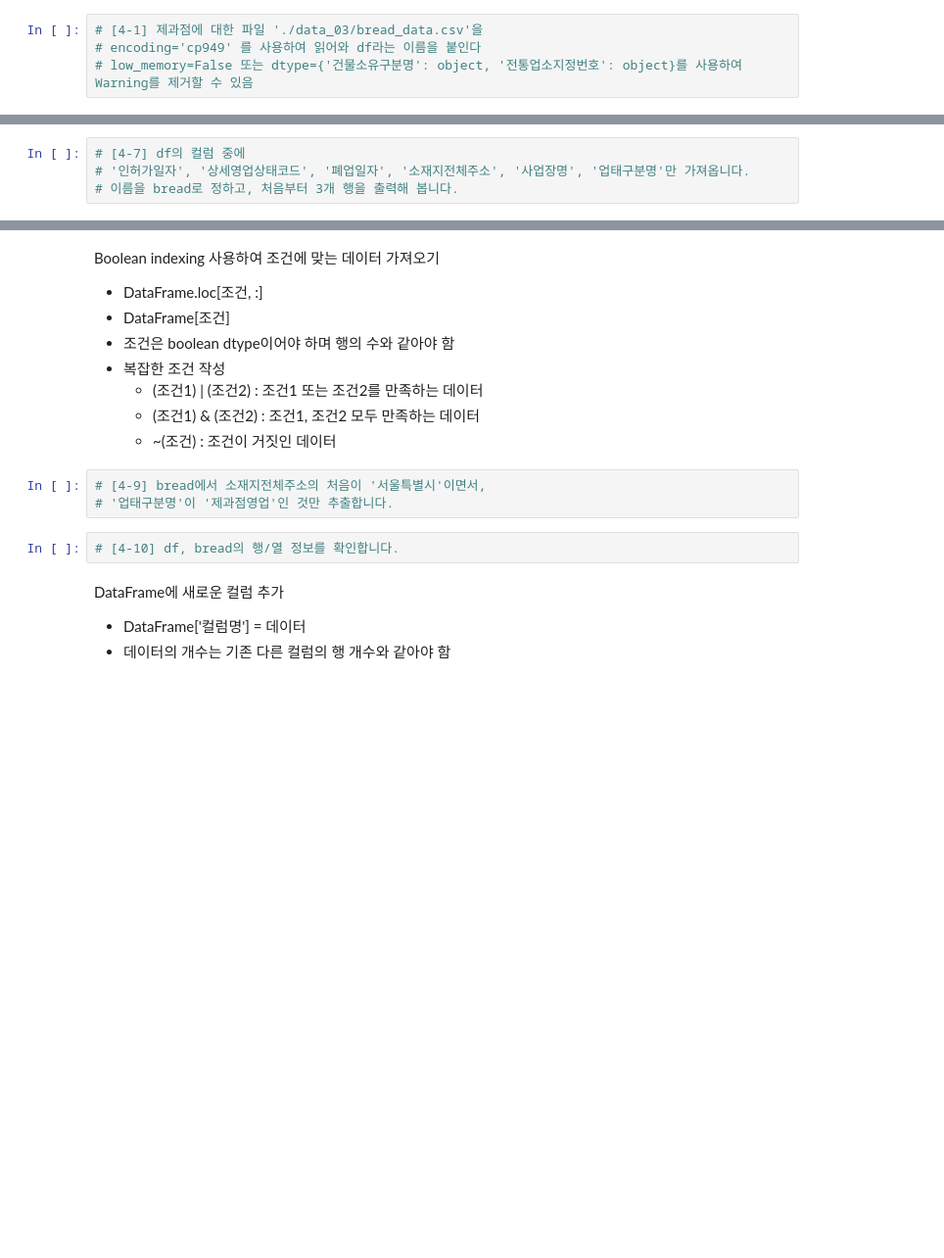
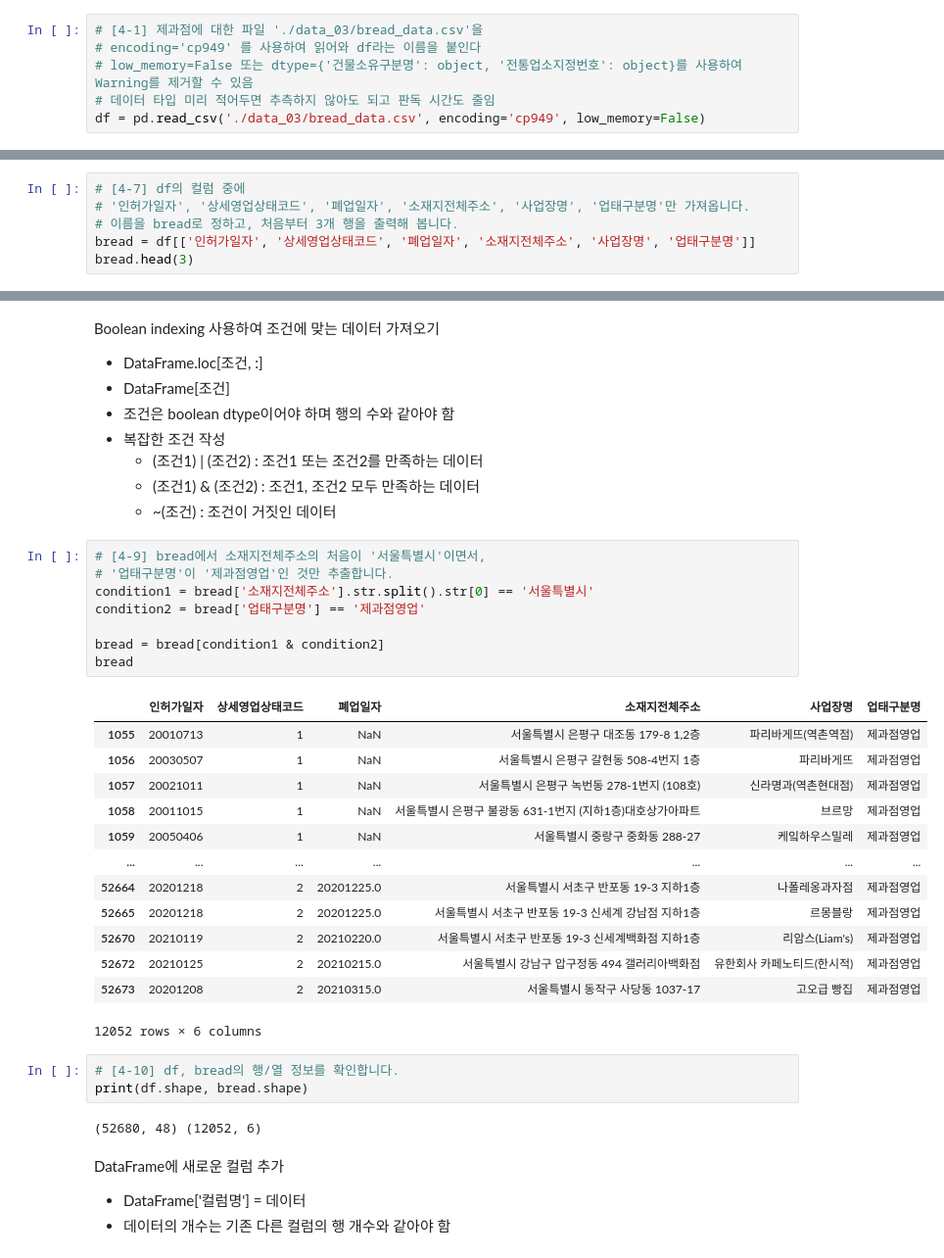
Before and after one commit to localtic/bigdata, a Jupyter notebook: [pandas_04]_제과점_서울_어디에_오픈할까_LAB.ipynb, the cells around one changed output, grey strips where cells are left out. Shown at 98% size. Drawn from its saved outputs; the diff is of its cells as text; blank space fills up the shorter version.

```diff
--- a/[pandas_04]_제과점_서울_어디에_오픈할까_LAB.ipynb
+++ b/[pandas_04]_제과점_서울_어디에_오픈할까_LAB.ipynb
@@ -85,3 +85,5 @@ import seaborn as sns
 # [4-1] 제과점에 대한 파일 './data_03/bread_data.csv'을
 # encoding='cp949' 를 사용하여 읽어와 df라는 이름을 붙인다
 # low_memory=False 또는 dtype={'건물소유구분명': object, '전통업소지정번호': object}를 사용하여 Warning를 제거할 수 있음
+# 데이터 타입 미리 적어두면 추측하지 않아도 되고 판독 시간도 줄임
+df = pd.read_csv('./data_03/bread_data.csv', encoding='cp949', low_memory=False)
@@ -123,6 +192,8 @@ Name: 상세영업상태코드, dtype: int64
 # [4-7] df의 컬럼 중에
 # '인허가일자', '상세영업상태코드', '폐업일자', '소재지전체주소', '사업장명', '업태구분명'만 가져옵니다.
 # 이름을 bread로 정하고, 처음부터 3개 행을 출력해 봅니다.
+bread = df[['인허가일자', '상세영업상태코드', '폐업일자', '소재지전체주소', '사업장명', '업태구분명']]
+bread.head(3)
 # %% [output]
 |  | 인허가일자 | 상세영업상태코드 | 폐업일자 | 소재지전체주소 | 사업장명 | 업태구분명 |
 | 0 | 20130201 | 1 | NaN | 광주광역시 서구 치평동 1177-2번지 (106,107호) | 뚜레쥬르상무역점 | 제과점영업 |
@@ -152,8 +237,30 @@ Boolean indexing 사용하여 조건에 맞는 데이터 가져오기
 # %%
 # [4-9] bread에서 소재지전체주소의 처음이 '서울특별시'이면서,
 # '업태구분명'이 '제과점영업'인 것만 추출합니다.
+condition1 = bread['소재지전체주소'].str.split().str[0] == '서울특별시'
+condition2 = bread['업태구분명'] == '제과점영업'
+
+bread = bread[condition1 & condition2]
+bread
+# %% [output]
+|  | 인허가일자 | 상세영업상태코드 | 폐업일자 | 소재지전체주소 | 사업장명 | 업태구분명 |
+| 1055 | 20010713 | 1 | NaN | 서울특별시 은평구 대조동 179-8 1,2층 | 파리바게뜨(역촌역점) | 제과점영업 |
+| 1056 | 20030507 | 1 | NaN | 서울특별시 은평구 갈현동 508-4번지 1층 | 파리바게뜨 | 제과점영업 |
+| 1057 | 20021011 | 1 | NaN | 서울특별시 은평구 녹번동 278-1번지 (108호) | 신라명과(역촌현대점) | 제과점영업 |
+| 1058 | 20011015 | 1 | NaN | 서울특별시 은평구 불광동 631-1번지 (지하1층)대호상가아파트 | 브르망 | 제과점영업 |
+| 1059 | 20050406 | 1 | NaN | 서울특별시 중랑구 중화동 288-27 | 케잌하우스밀레 | 제과점영업 |
+| ... | ... | ... | ... | ... | ... | ... |
+| 52664 | 20201218 | 2 | 20201225.0 | 서울특별시 서초구 반포동 19-3 지하1층 | 나폴레옹과자점 | 제과점영업 |
+| 52665 | 20201218 | 2 | 20201225.0 | 서울특별시 서초구 반포동 19-3 신세계 강남점 지하1층 | 르몽블랑 | 제과점영업 |
+| 52670 | 20210119 | 2 | 20210220.0 | 서울특별시 서초구 반포동 19-3 신세계백화점 지하1층 | 리암스(Liam's) | 제과점영업 |
+| 52672 | 20210125 | 2 | 20210215.0 | 서울특별시 강남구 압구정동 494 갤러리아백화점 | 유한회사 카페노티드(한시적) | 제과점영업 |
+| 52673 | 20201208 | 2 | 20210315.0 | 서울특별시 동작구 사당동 1037-17 | 고오급 빵집 | 제과점영업 |
+12052 rows × 6 columns
 # %%
 # [4-10] df, bread의 행/열 정보를 확인합니다.
+print(df.shape, bread.shape)
+# %% [output]
+(52680, 48) (12052, 6)
 # %% [markdown]
 DataFrame에 새로운 컬럼 추가
 - DataFrame['컬럼명'] = 데이터
```
Also changed, not shown: parts of 11 cells of this notebook.
